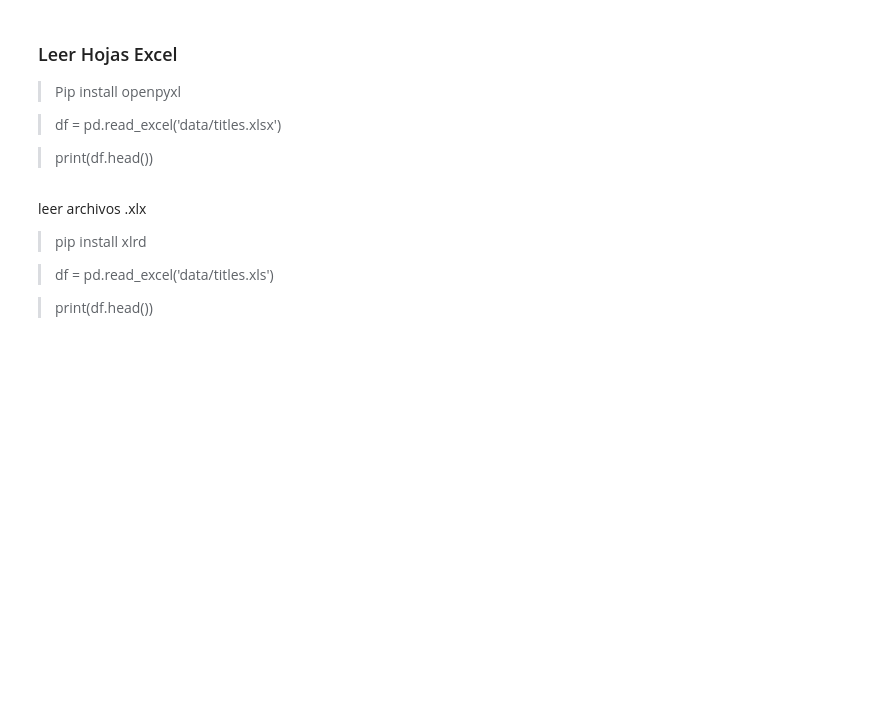
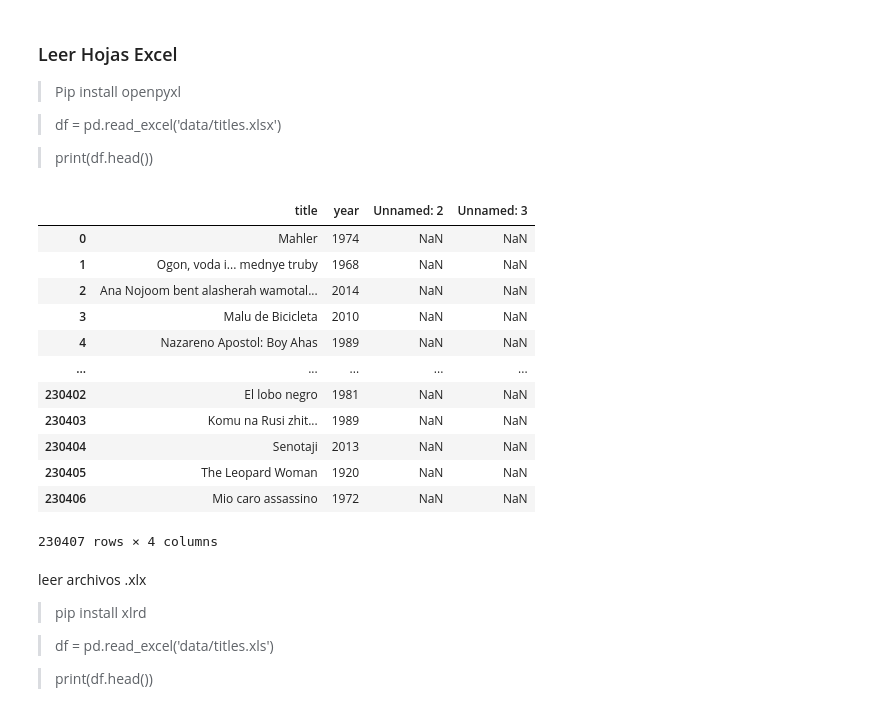
Before and after one commit to FlavioC30/PracticasSisDInfII, a Jupyter notebook: 02_introduccion_pandas.ipynb, the cells around one changed output. Saved outputs shown, nothing was run; the diff lists cells and outputs as text; code cells hidden in the pictures; blank space fills up the shorter version.

```diff
--- a/02_introduccion_pandas.ipynb
+++ b/02_introduccion_pandas.ipynb
@@ -142,6 +202,23 @@ _elenco.head()_
 > df = pd.read_excel('data/titles.xlsx')
 
 > print(df.head())
+# %%
+df_titulos = pd.read_excel('data/data/titles.xlsx')
+df_titulos
+# %% [output]
+|  | title | year | Unnamed: 2 | Unnamed: 3 |
+| 0 | Mahler | 1974 | NaN | NaN |
+| 1 | Ogon, voda i... mednye truby | 1968 | NaN | NaN |
+| 2 | Ana Nojoom bent alasherah wamotal... | 2014 | NaN | NaN |
+| 3 | Malu de Bicicleta | 2010 | NaN | NaN |
+| 4 | Nazareno Apostol: Boy Ahas | 1989 | NaN | NaN |
+| ... | ... | ... | ... | ... |
+| 230402 | El lobo negro | 1981 | NaN | NaN |
+| 230403 | Komu na Rusi zhit... | 1989 | NaN | NaN |
+| 230404 | Senotaji | 2013 | NaN | NaN |
+| 230405 | The Leopard Woman | 1920 | NaN | NaN |
+| 230406 | Mio caro assassino | 1972 | NaN | NaN |
+230407 rows × 4 columns
 # %% [markdown]
 leer archivos .xlx
 > pip install xlrd
```
Also changed, not shown: parts of 12 cells of this notebook.
